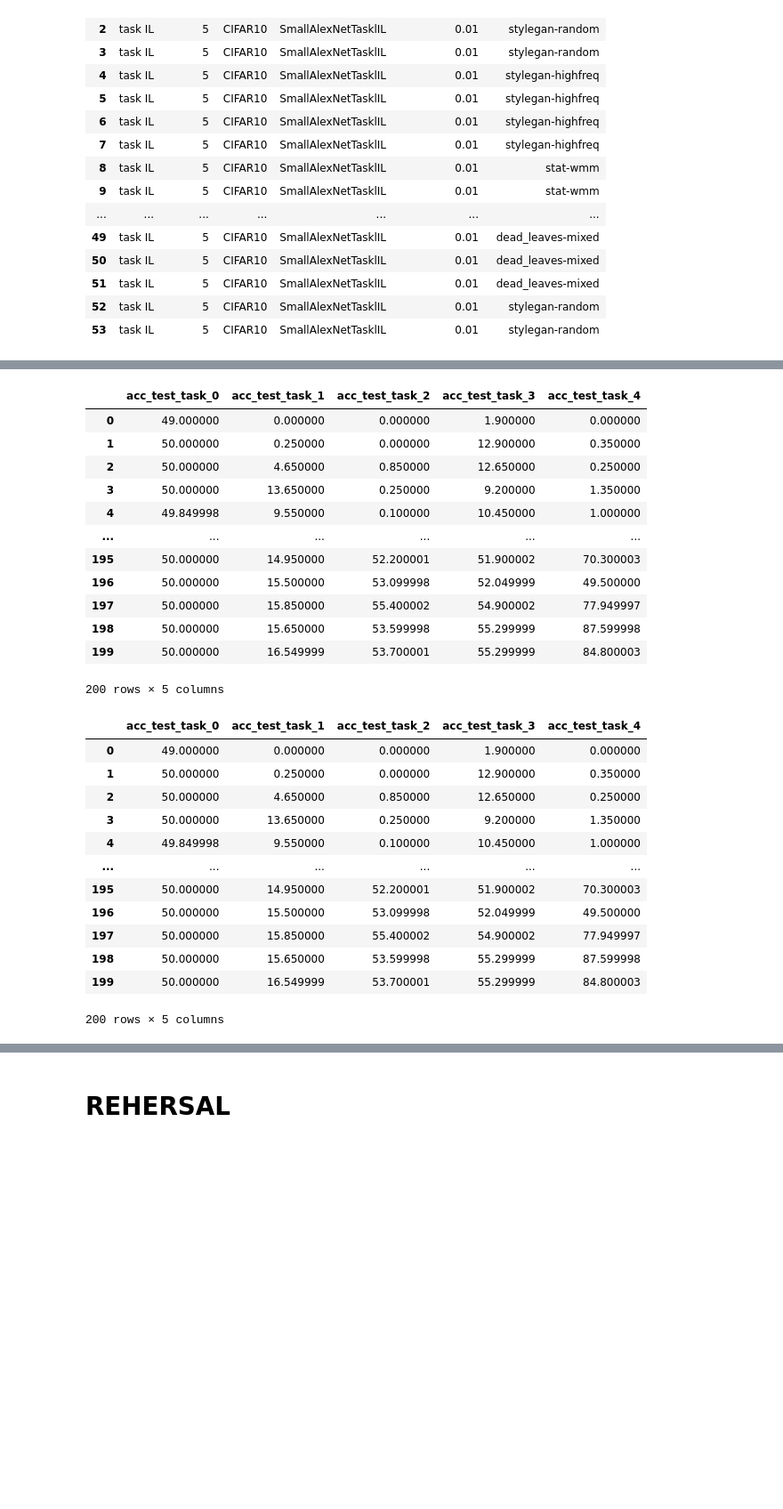
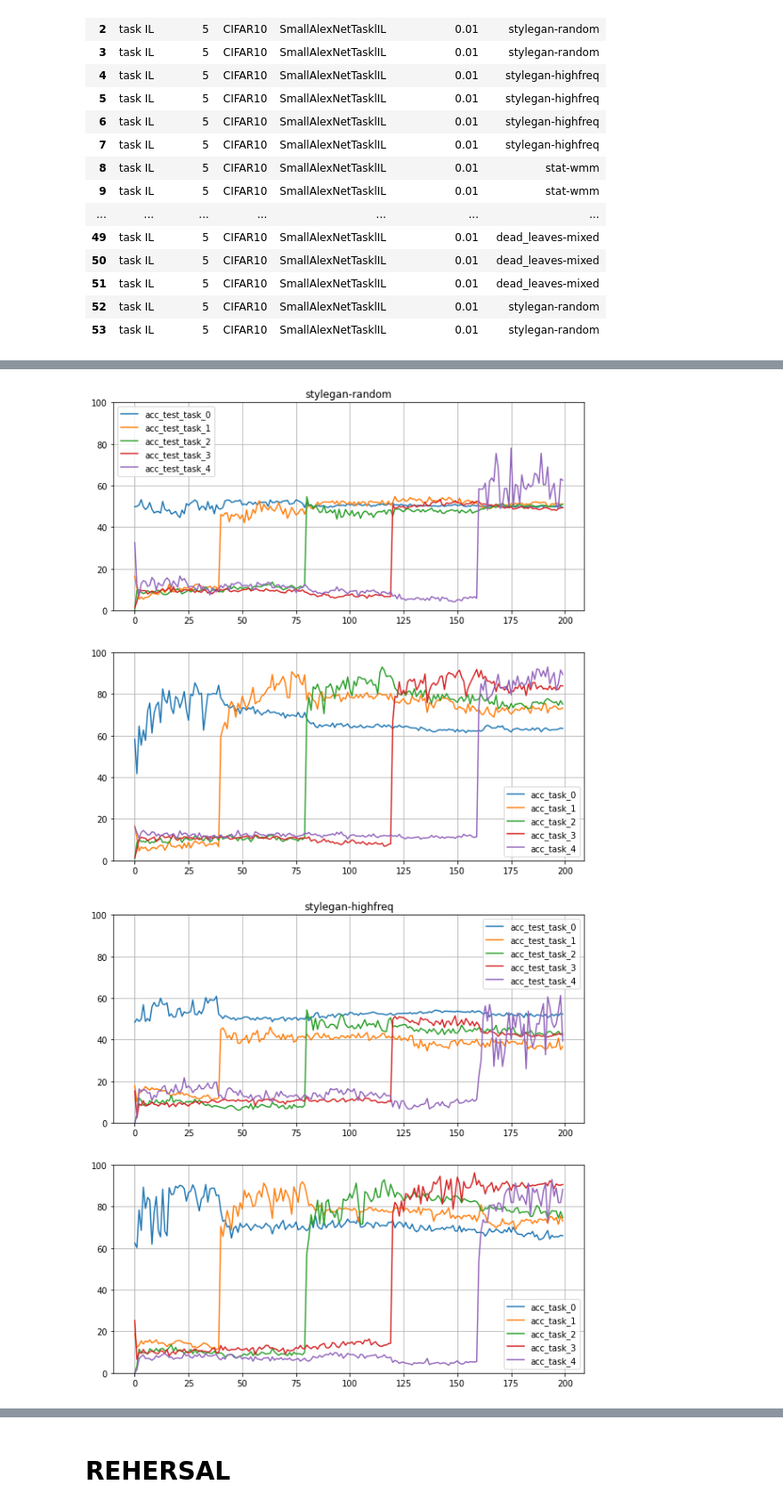
Before and after one commit to jsobolew/mgr, a Jupyter notebook: myCode/Results visualization/Results_Visualization_datasets.ipynb, the cells around one changed output, grey strips where cells are left out. Shown at 89% size. Saved outputs shown, nothing was run; the diff lists cells and outputs as text; code cells hidden in the pictures; blank space fills up the shorter version.

Commit message:
added result visualization

```diff
--- a/myCode/Results visualization/Results_Visualization_datasets.ipynb
+++ b/myCode/Results visualization/Results_Visualization_datasets.ipynb
@@ -46,19 +44,25 @@ acc_test_col = ['acc_test_task_0', 'acc_test_task_1', 'acc_test_task_2', 'acc_te
 cols = ['acc_task_0', 'acc_task_1', 'acc_task_2', 'acc_task_3', 'acc_task_4', '_step']
 # %%
 dfs = {}
+dfs_test = {}
 
-datasets = []
-for run in runs:
-    datasets.append(run.config['rehearsal_dataset'])
-
-counter = Counter(datasets)
+counter = Counter()
 
 for run in runs:
     curr_dataset = run.config['rehearsal_dataset']
-    if curr_dataset in list(dfs.keys()):
-        dfs[curr_dataset] += run.history(samples=10000).dropna().reset_index().drop(columns='index')
-    else:
-        dfs[curr_dataset] = run.history(samples=10000).dropna().reset_index().drop(columns='index')
+    try:
+        curr_run = run.history(samples=10000)
+        if curr_dataset in list(dfs.keys()):
+            dfs[curr_dataset] += curr_run[acc_test_col].dropna().reset_index().drop(columns='index')
+            dfs_test[curr_dataset] += curr_run[acc_col].dropna().reset_index().drop(columns='index')
+        else:
+            dfs[curr_dataset] = curr_run[acc_test_col].dropna().reset_index().drop(columns='index')
+            dfs_test[curr_dataset] = curr_run[acc_col].dropna().reset_index().drop(columns='index')
+
+        counter.update({curr_dataset:1})
+    except:
+        pass
 
 for k, v in counter.items():
     dfs[k] /= v
+    dfs_test[k] /= v
@@ -91,35 +69,12 @@ dead_leaves-mixed 7
-# %%
-df = runs[2].history(samples=10000)
-df = df[acc_test_col].dropna().reset_index().drop(columns='index')
-
-df
-# %% [output]
-|  | acc_test_task_0 | acc_test_task_1 | acc_test_task_2 | acc_test_task_3 | acc_test_task_4 |
-| 0 | 49.000000 | 0.000000 | 0.000000 | 1.900000 | 0.000000 |
-| 1 | 50.000000 | 0.250000 | 0.000000 | 12.900000 | 0.350000 |
-| 2 | 50.000000 | 4.650000 | 0.850000 | 12.650000 | 0.250000 |
-| 3 | 50.000000 | 13.650000 | 0.250000 | 9.200000 | 1.350000 |
-| 4 | 49.849998 | 9.550000 | 0.100000 | 10.450000 | 1.000000 |
-| ... | ... | ... | ... | ... | ... |
-| 195 | 50.000000 | 14.950000 | 52.200001 | 51.900002 | 70.300003 |
-| 196 | 50.000000 | 15.500000 | 53.099998 | 52.049999 | 49.500000 |
-| 197 | 50.000000 | 15.850000 | 55.400002 | 54.900002 | 77.949997 |
-| 198 | 50.000000 | 15.650000 | 53.599998 | 55.299999 | 87.599998 |
-| 199 | 50.000000 | 16.549999 | 53.700001 | 55.299999 | 84.800003 |
-200 rows × 5 columns
-# %%
-(df+df)/2
-# %% [output]
-|  | acc_test_task_0 | acc_test_task_1 | acc_test_task_2 | acc_test_task_3 | acc_test_task_4 |
-| 0 | 49.000000 | 0.000000 | 0.000000 | 1.900000 | 0.000000 |
-| 1 | 50.000000 | 0.250000 | 0.000000 | 12.900000 | 0.350000 |
-| 2 | 50.000000 | 4.650000 | 0.850000 | 12.650000 | 0.250000 |
-| 3 | 50.000000 | 13.650000 | 0.250000 | 9.200000 | 1.350000 |
-| 4 | 49.849998 | 9.550000 | 0.100000 | 10.450000 | 1.000000 |
-| ... | ... | ... | ... | ... | ... |
-| 195 | 50.000000 | 14.950000 | 52.200001 | 51.900002 | 70.300003 |
-| 196 | 50.000000 | 15.500000 | 53.099998 | 52.049999 | 49.500000 |
-| 197 | 50.000000 | 15.850000 | 55.400002 | 54.900002 | 77.949997 |
-| 198 | 50.000000 | 15.650000 | 53.599998 | 55.299999 | 87.599998 |
-| 199 | 50.000000 | 16.549999 | 53.700001 | 55.299999 | 84.800003 |
-200 rows × 5 columns
+# %%
+for dataset in list(dfs.keys()):
+    fig, ax = plt.subplots(2,1)
+    fig.set_figheight(10)
+    fig.set_figwidth(10)
+    dfs[dataset].plot(ax=ax[0], grid=True ,ylim=[0, 100],title=dataset)
+    plt.ylim([0,100])
+    dfs_test[dataset].plot(ax=ax[1], grid=True ,ylim=[0, 100])
+    plt.ylim([0,100])
+# %% [output]
+[figure, added]
+[figure, added]
```
Also changed, not shown: parts of 14 cells of this notebook.
